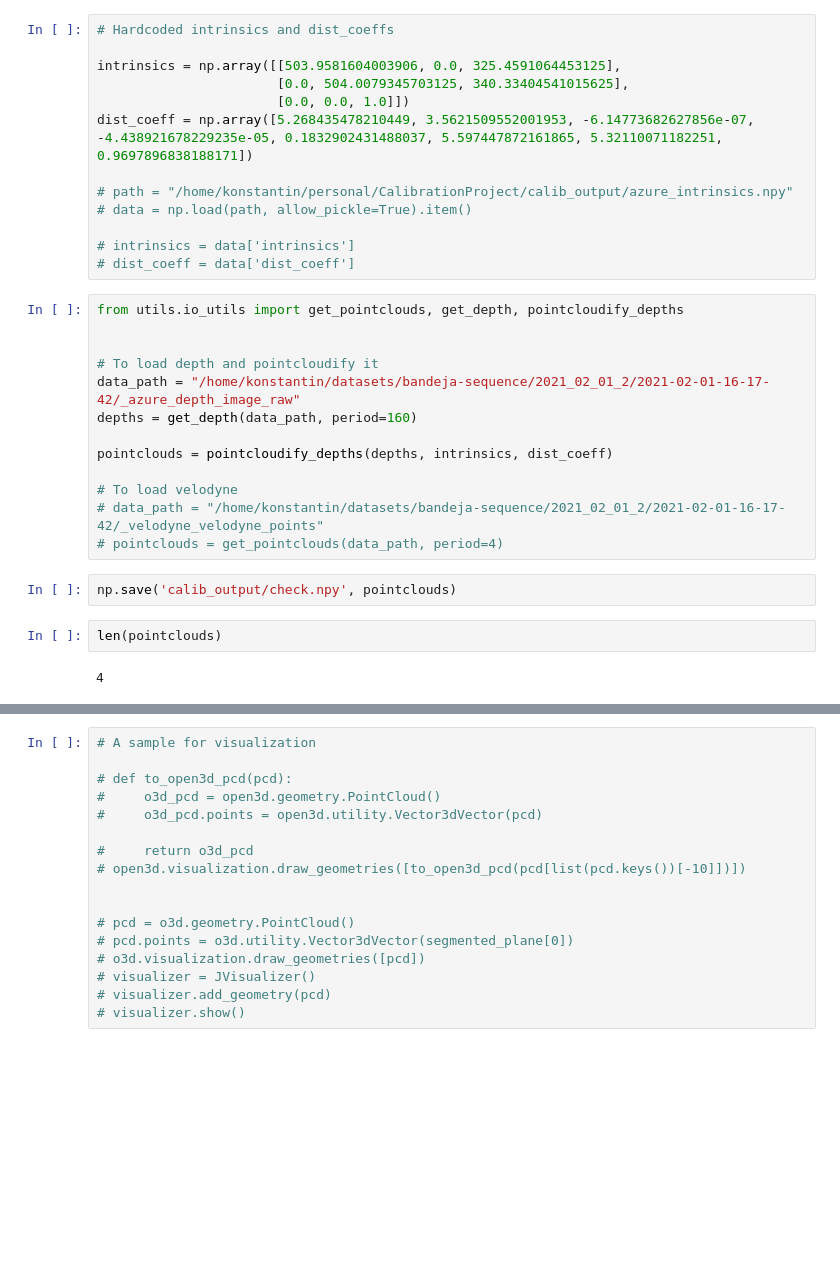
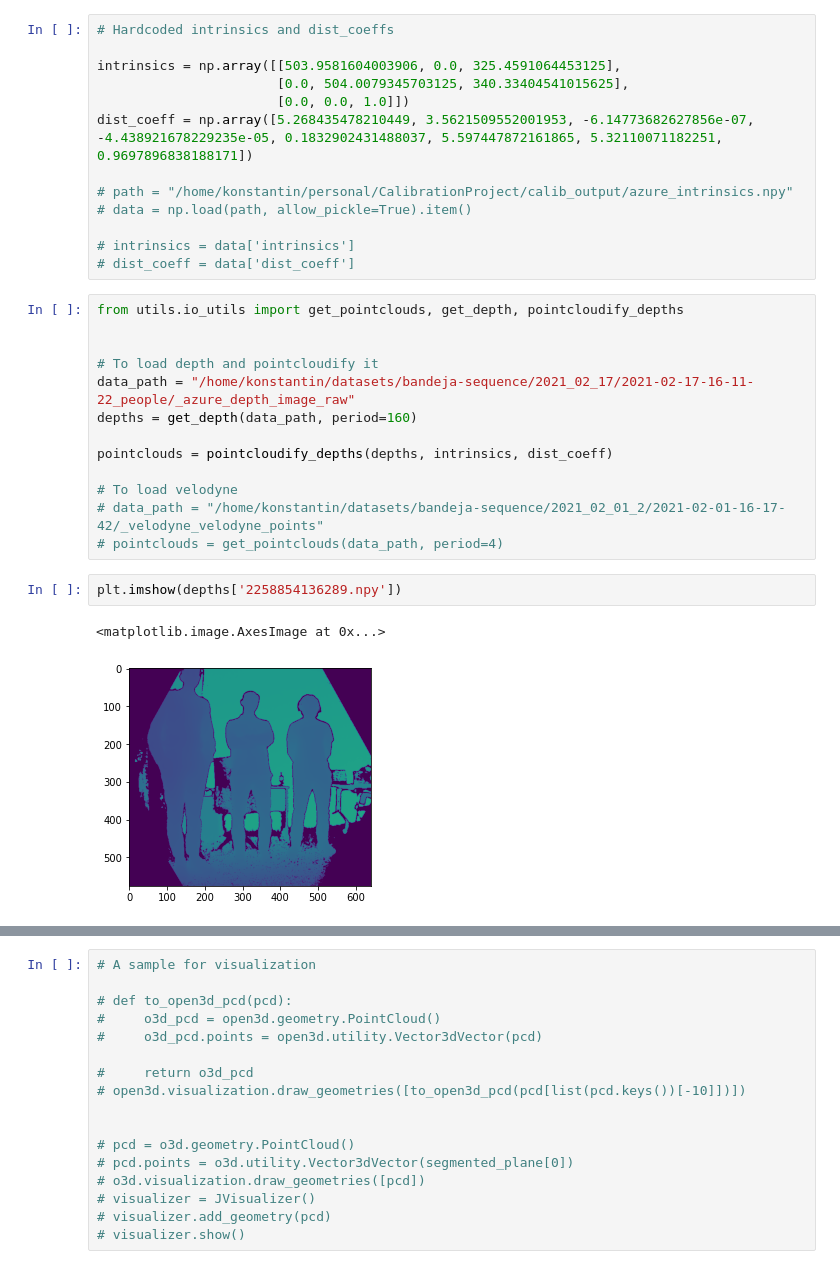
Before and after one commit to Marselka/CalibrationProject, a Jupyter notebook: camera-depth-calibration.ipynb, the cells around one changed output, grey strips where cells are left out. Cells and saved outputs as stored; diff of their text form; blank space fills up the shorter version.

```diff
--- a/camera-depth-calibration.ipynb
+++ b/camera-depth-calibration.ipynb
@@ -40,7 +53,7 @@ from utils.io_utils import get_pointclouds, get_depth, pointcloudify_depths
 
 
 # To load depth and pointcloudify it
-data_path = "/home/konstantin/datasets/bandeja-sequence/2021_02_01_2/2021-02-01-16-17-42/_azure_depth_image_raw"
+data_path = "/home/konstantin/datasets/bandeja-sequence/2021_02_17/2021-02-17-16-11-22_people/_azure_depth_image_raw"
 depths = get_depth(data_path, period=160)
 
 pointclouds = pointcloudify_depths(depths, intrinsics, dist_coeff)
@@ -48,9 +61,8 @@ pointclouds = pointcloudify_depths(depths, intrinsics, dist_coeff)
 # To load velodyne
 # data_path = "/home/konstantin/datasets/bandeja-sequence/2021_02_01_2/2021-02-01-16-17-42/_velodyne_velodyne_points"
 # pointclouds = get_pointclouds(data_path, period=4)
-# %%
-np.save('calib_output/check.npy', pointclouds)
-# %%
-len(pointclouds)
-# %% [output]
-4
+# %%
+plt.imshow(depths['2258854136289.npy'])
+# %% [output]
+<matplotlib.image.AxesImage at 0x...>
+[figure, added]
```
Also changed, not shown: parts of 4 cells of this notebook, 2 other files.
